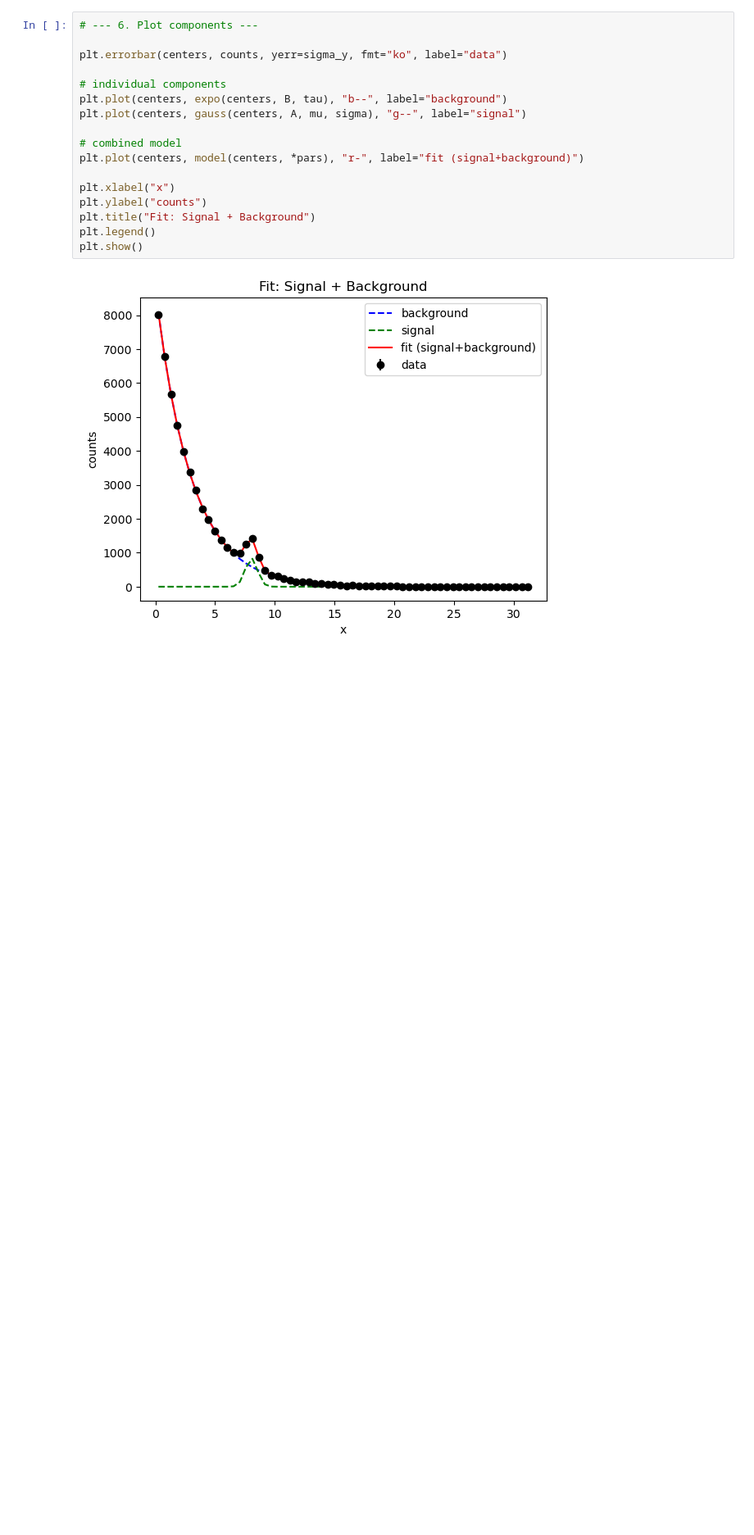
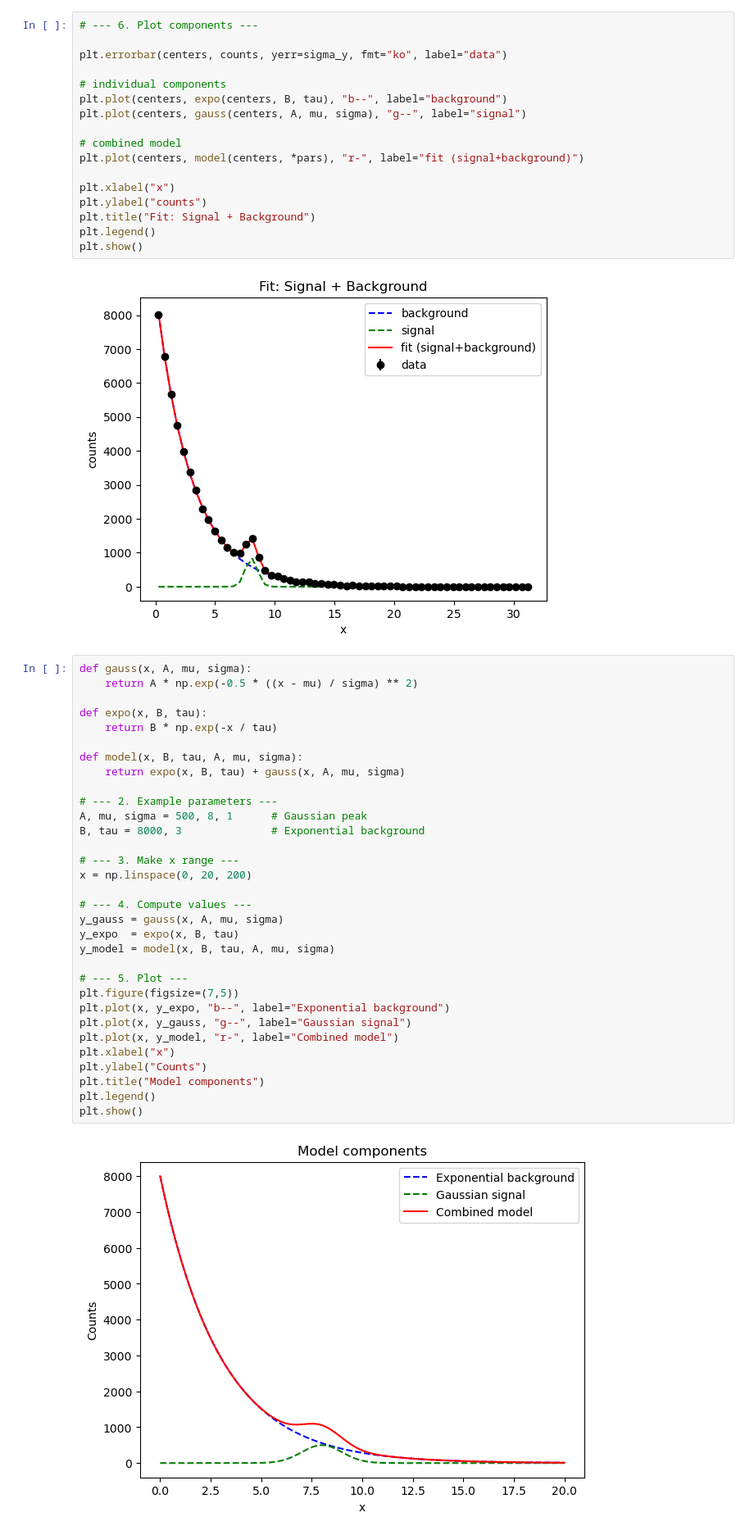
Before and after one commit to sykeisuke/phys399, a Jupyter notebook: Ex11_Fit.ipynb, the cells around one changed output. Shown: that part at 82% size. Drawn from its saved outputs; the diff is of its cells as text; blank space fills up the shorter version.

```diff
--- a/Ex11_Fit.ipynb
+++ b/Ex11_Fit.ipynb
@@ -98,3 +98,37 @@ plt.legend()
 plt.show()
 # %% [output]
 [figure]
+# %%
+def gauss(x, A, mu, sigma):
+    return A * np.exp(-0.5 * ((x - mu) / sigma) ** 2)
+
+def expo(x, B, tau):
+    return B * np.exp(-x / tau)
+
+def model(x, B, tau, A, mu, sigma):
+    return expo(x, B, tau) + gauss(x, A, mu, sigma)
+
+# --- 2. Example parameters ---
+A, mu, sigma = 500, 8, 1      # Gaussian peak
+B, tau = 8000, 3              # Exponential background
+
+# --- 3. Make x range ---
+x = np.linspace(0, 20, 200)
+
+# --- 4. Compute values ---
+y_gauss = gauss(x, A, mu, sigma)
+y_expo  = expo(x, B, tau)
+y_model = model(x, B, tau, A, mu, sigma)
+
+# --- 5. Plot ---
+plt.figure(figsize=(7,5))
+plt.plot(x, y_expo, "b--", label="Exponential background")
+plt.plot(x, y_gauss, "g--", label="Gaussian signal")
+plt.plot(x, y_model, "r-", label="Combined model")
+plt.xlabel("x")
+plt.ylabel("Counts")
+plt.title("Model components")
+plt.legend()
+plt.show()
+# %% [output]
+[figure, added]
```
Also changed, not shown: parts of 1 cell of this notebook.
